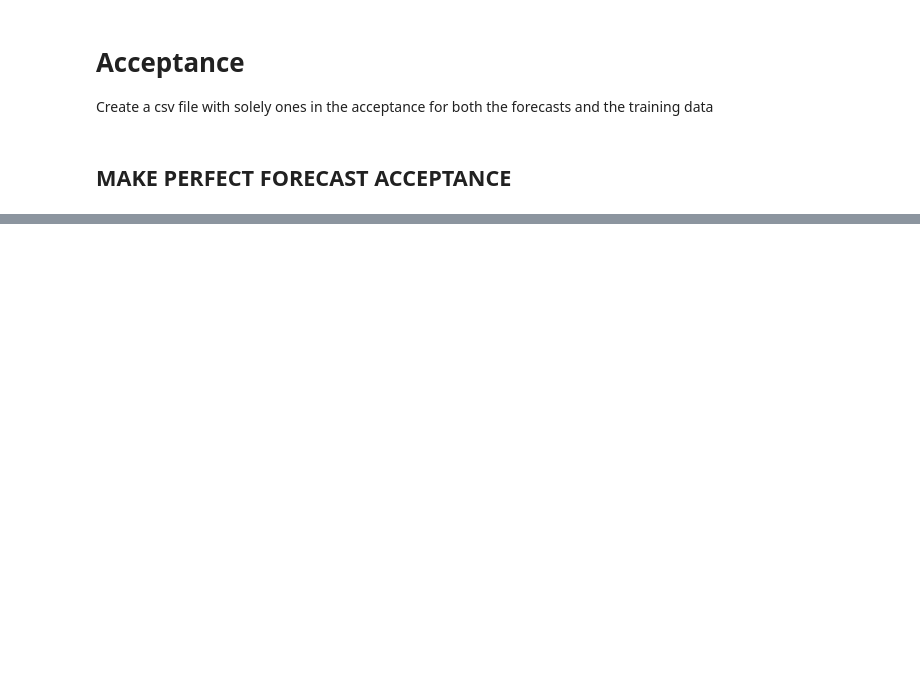
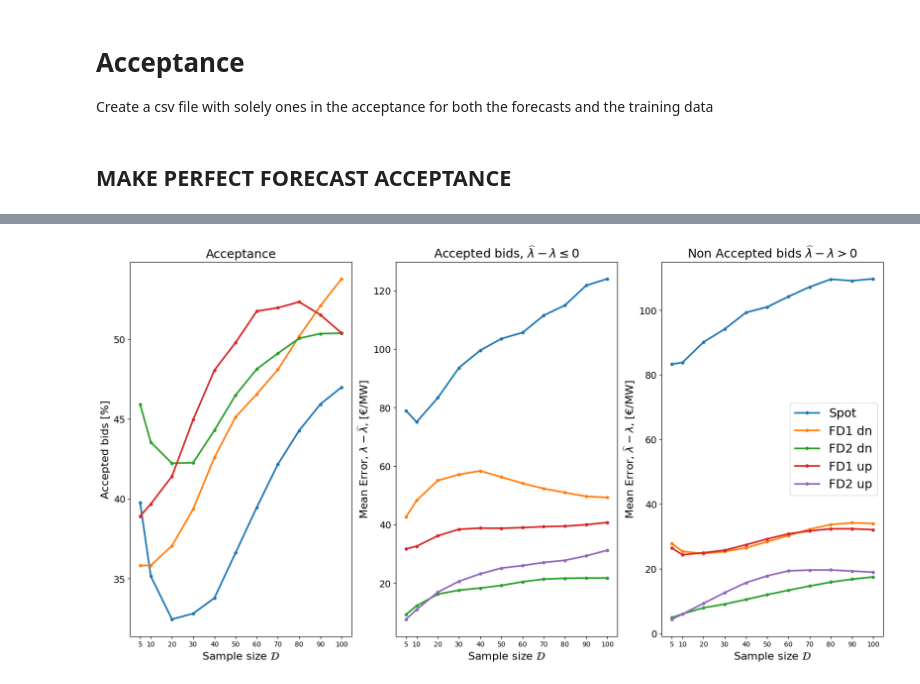
Before and after one commit to junesooshin/lightenup, a Jupyter notebook: Data Examination/Forecast and Feature Analysis.ipynb, the cells around one changed output, grey strips where cells are left out. Drawn from its saved outputs; the diff is of its cells as text; code cells hidden in the pictures; blank space fills up the shorter version.

```diff
--- a/Data Examination/Forecast and Feature Analysis.ipynb
+++ b/Data Examination/Forecast and Feature Analysis.ipynb
@@ -455,0 +612,47 @@ for dat in data:
+# %%
+import matplotlib.pyplot as plt
+import numpy as np
+
+x = Mean_durations
+
+Forecasts = ["Spot","FD1 dn", "FD2 dn", "FD1 up", "FD2 up"]
+linewidth = 2.5
+marker_size = 8 # Adjust the marker size as desired
+ME_neg_pos = [1, 2,3]
+y_labels = ['Accepted bids [%]','Mean Error, $\lambda - \widehat{\lambda}$, [€/MW]','Mean Error, $\widehat{\lambda} - \lambda$, [€/MW]']
+titles = ['Acceptance','Accepted bids, $\widehat{\lambda} - \lambda \leq 0$','Non Accepted bids $\widehat{\lambda} - \lambda > 0$']
+fig, axs = plt.subplots(1, 3, figsize=(20, 10))  # Create subplots
+
+# Plot for each feature on respective subplots
+for i, e in enumerate(ME_neg_pos):
+    ax = axs[i]  # Select the current subplot
+    for f in range(len(Forecasts)):
+        if i == 0:
+            if f != 0:
+
+                E = Saved_Info[f, e,:]
+                ax.plot(x, E, linestyle='-',marker = '.', label=Forecasts[f], linewidth=linewidth, markersize=marker_size)
+
+        else:
+            E = Saved_Info[f, e,:]
+            ax.plot(x, E, linestyle='-',marker = '.', label=Forecasts[f], linewidth=linewidth, markersize=marker_size)
+
+
+    ax.set_ylabel(y_labels[i], fontsize=16)
+
+    ax.tick_params(axis='y', which='major', labelsize=14)
+
+    ax.set_xlabel('Sample size $\mathcal{D}$ ', fontsize=16)  # Set x-label for the last subplot
+
+    # Set xticks and labels for the current subplot
+    ax.set_xticks(Mean_durations)  # Set the xticks locations
+    #ax.set_xticklabels([0,3,6,9,12,15,18,21,24,27,30,33,36,40], fontsize=12)  # Set the xtick labels
+    ax.set_title(titles[i],fontsize=18)  # Set the title of the subplot
+
+
+axs[2].legend(loc='center right', prop={'size': 18})  # Locate the legend to the middle in the right part of the plot
+
+plt.savefig('Increasing_mean_forecast.pdf', format="pdf", bbox_inches="tight")
+plt.show()
+# %% [output]
+[figure, added]
```
Also changed, not shown: parts of 7 cells of this notebook, 11 other files.
